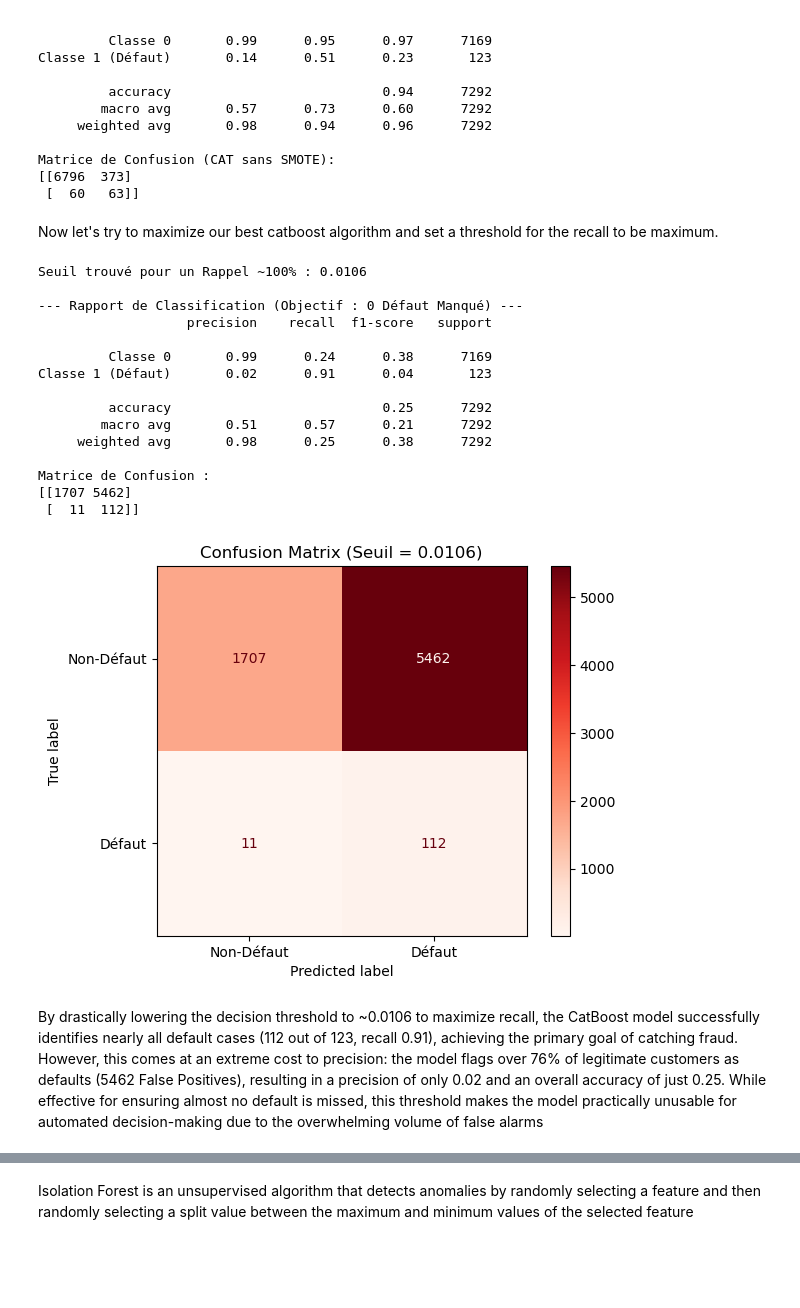
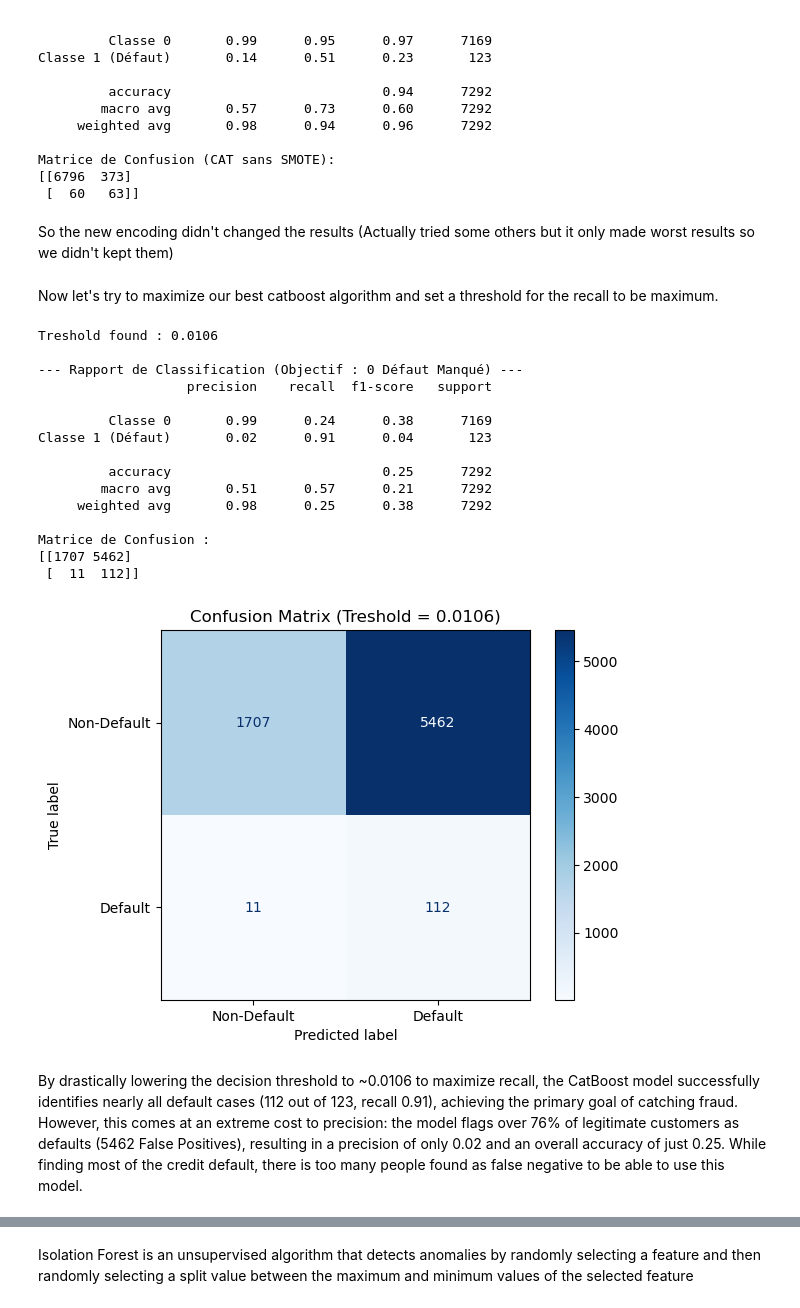
Before and after one commit to Adnbsn/ML_CardFraud, a Jupyter notebook: Project_ML_Adrien_BESSON_Emma_BEKKER.ipynb, the cells around one changed output, grey strips where cells are left out. Drawn from its saved outputs; the diff is of its cells as text; code cells hidden in the pictures; blank space fills up the shorter version.

```diff
--- a/Project_ML_Adrien_BESSON_Emma_BEKKER.ipynb
+++ b/Project_ML_Adrien_BESSON_Emma_BEKKER.ipynb
@@ -1813,77 +1773,69 @@ Classe 1 (Défaut)       0.14      0.51      0.23       123
 Matrice de Confusion (CAT sans SMOTE):
 [[6796  373]
  [  60   63]]
+# %% [markdown]
+So the new encoding didn't changed the results (Actually tried some others but it only made worst results so we didn't kept them)
 # %% [markdown]
 Now let's try to maximize our best catboost algorithm and set a threshold for the recall to be maximum.
 # %%
-import pandas as pd
-import numpy as np
-import matplotlib.pyplot as plt
-from xgboost import XGBClassifier
-from sklearn.metrics import classification_report, confusion_matrix, ConfusionMatrixDisplay
-from sklearn.metrics import precision_recall_curve
-from collections import Counter
-
-# 2. Entraînement du Meilleur XGBoost
+# 2. We take back the best cat boost we had which is our model that found the more 1 for now
 counts = Counter(y_train)
 scale_pos_weight = counts[0] / counts[1]
 
 clf_cat = CatBoostClassifier(random_state=42,
-                             n_estimators=200, # On utilise 200 pour être comparable
-                             scale_pos_weight=scale_pos_weight, # On utilise le même poids
-                             verbose=0) # 'verbose=0' pour le rendre silencieux
+                             n_estimators=200,
+                             scale_pos_weight=scale_pos_weight,
+                             verbose=0)
 
 clf_cat.fit(X_train_processed, y_train)
 
-# 3. Prédiction des Probabilités
+#we take the probabilities
 y_proba = clf_cat.predict_proba(X_test_processed)[:, 1]
 
-# 4. Trouver le seuil pour un Rappel de ~100% (ou max possible)
+#We take the different metrics to evaluate the model
 precision, recall, thresholds = precision_recall_curve(y_test, y_proba)
 
-# On cherche le seuil où le Rappel est >= 0.99 (99%)
-# (On prend le dernier seuil qui donne un rappel proche de 1)
-# Note : thresholds est trié par probabilité croissante, recall par décroissante.
+#now we are going to test different treshold values to get the most of the 1 possible (we went for 90%)
 desired_recall = 0.9
-# On cherche l'index où le rappel chute en dessous de 0.99
+
+#We search the index for which recall become higher than treshold
 idx = np.argmax(recall < desired_recall)
-# Le seuil juste avant nous donne >= 0.99
-target_threshold = thresholds[idx-1] if idx > 0 else 0.01
 
-print(f"Seuil trouvé pour un Rappel ~100% : {target_threshold:.4f}")
+target_threshold = thresholds[idx-1]
 
-# 5. Appliquer ce seuil très bas
+print(f"Treshold found : {target_threshold:.4f}")
+
+#Apply the treshold so that every proba higher than the new treshold are taken as 1 instead of needing a proba higher than 50%
 y_pred_max_recall = (y_proba >= target_threshold).astype(int)
 
-# 6. Résultats
 print("\n--- Rapport de Classification (Objectif : 0 Défaut Manqué) ---")
 print(classification_report(y_test, y_pred_max_recall, target_names=['Classe 0', 'Classe 1 (Défaut)']))
 
 cm_max = confusion_matrix(y_test, y_pred_max_recall)
 print("Matrice de Confusion :")
 print(cm_max)
 
-# Affichage
-disp = ConfusionMatrixDisplay(confusion_matrix=cm_max, display_labels=['Non-Défaut', 'Défaut'])
-disp.plot(cmap='Reds', values_format='d') # Rouge pour montrer l'alerte maximale
-plt.title(f"Confusion Matrix (Seuil = {target_threshold:.4f})")
+# display
+disp = ConfusionMatrixDisplay(confusion_matrix=cm_max, display_labels=['Non-Default', 'Default'])
+disp.plot(cmap='Blues', values_format='d')
+plt.title(f"Confusion Matrix (Treshold = {target_threshold:.4f})")
 plt.show()
 # %% [output]
-Seuil trouvé pour un Rappel ~100% : 0.0106
+Treshold found : 0.0106
 
 --- Rapport de Classification (Objectif : 0 Défaut Manqué) ---
                    precision    recall  f1-score   support
 
          Classe 0       0.99      0.24      0.38      7169
 Classe 1 (Défaut)       0.02      0.91      0.04       123
 
          accuracy                           0.25      7292
         macro avg       0.51      0.57      0.21      7292
      weighted avg       0.98      0.25      0.38      7292
 
 Matrice de Confusion :
 [[1707 5462]
  [  11  112]]
-[figure, old version]
+[figure, new version]
 # %% [markdown]
-By drastically lowering the decision threshold to ~0.0106 to maximize recall, the CatBoost model successfully identifies nearly all default cases (112 out of 123, recall 0.91), achieving the primary goal of catching fraud. However, this comes at an extreme cost to precision: the model flags over 76% of legitimate customers as defaults (5462 False Positives), resulting in a precision of only 0.02 and an overall accuracy of just 0.25. While effective for ensuring almost no default is missed, this threshold makes the model practically unusable for automated decision-making due to the overwhelming volume of false alarms
+By drastically lowering the decision threshold to ~0.0106 to maximize recall, the CatBoost model successfully identifies nearly all default cases (112 out of 123, recall 0.91), achieving the primary goal of catching fraud. However, this comes at an extreme cost to precision: the model flags over 76% of legitimate customers as defaults (5462 False Positives), resulting in a precision of only 0.02 and an overall accuracy of just 0.25. While finding most of the credit default, there is too many people found as false negative to be able to use this model.
```
Also changed, not shown: parts of 14 cells of this notebook.
